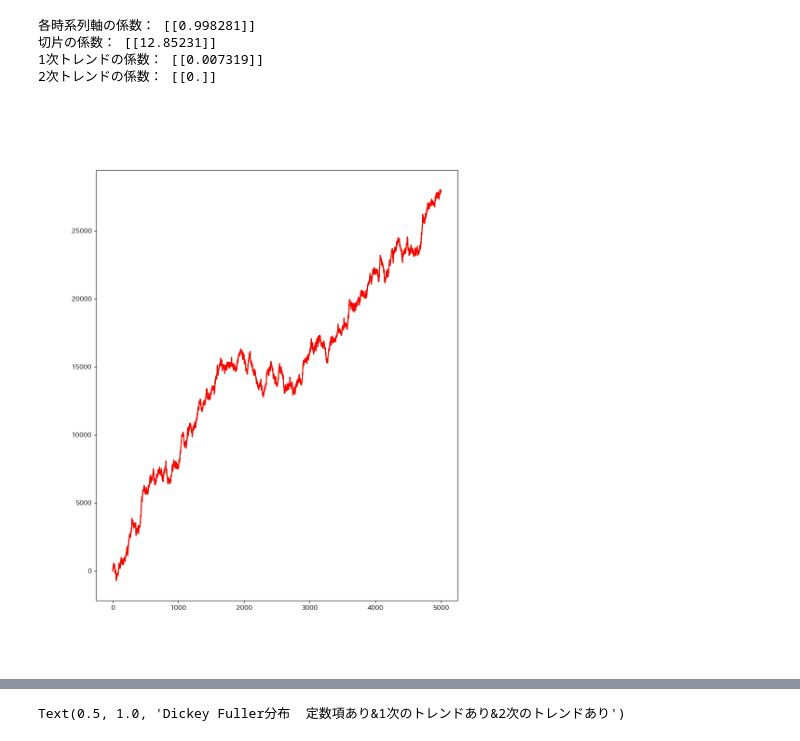
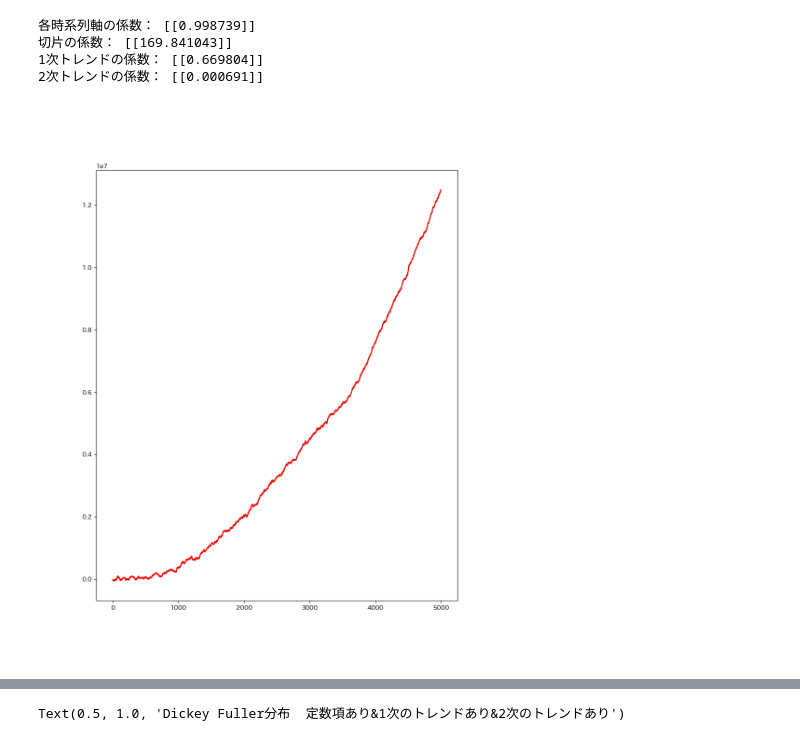
Before and after one commit to leggings8942/time_series_model, a Jupyter notebook: URP_model_handmade.ipynb, the cells around one changed output, grey strips where cells are left out. Cells and saved outputs as stored; diff of their text form; code cells hidden in the pictures.

```diff
--- a/URP_model_handmade.ipynb
+++ b/URP_model_handmade.ipynb
@@ -59,27 +56,27 @@ pd_data
 # %%
 # regression：データ構造により以下から指定
 # n  ・・・定数項なし&トレンドなし
 # c  ・・・定数項あり&トレンドなし
 # ct ・・・定数項あり&1次のトレンドあり
 # ctt・・・定数項あり&1次のトレンドあり&2次のトレンドあり
-dfruler = Dickey_Fuller_Test(pd_data, regression="ct")
+dfruler = Dickey_Fuller_Test(pd_data, regression="ctt")
 dfruler.fit()
 y_pred = dfruler.predict(pd_data, np.arange(1, len(pd_data)+1).reshape([len(pd_data), 1]))
 
 plt.figure(figsize=(10, 12))
 plt.plot(pd_data[-len(y_pred):], "-", color="green")
 plt.plot(y_pred,                 "-", color="red")
 
 print("各時系列軸の係数：", dfruler.alpha)
 print("切片の係数：", dfruler.alpha0)
 print("1次トレンドの係数：", dfruler.trend_1st)
 print("2次トレンドの係数：", dfruler.trend_2nd)
 # %% [output]
-各時系列軸の係数： [[0.998281]]
-切片の係数： [[12.85231]]
-1次トレンドの係数： [[0.007319]]
-2次トレンドの係数： [[0.]]
+各時系列軸の係数： [[0.998739]]
+切片の係数： [[169.841043]]
+1次トレンドの係数： [[0.669804]]
+2次トレンドの係数： [[0.000691]]
-[figure, old version]
+[figure, new version]
 # %%
 # regression：データ構造により以下から指定
 # n  ・・・定数項なし&トレンドなし
```
Also changed, not shown: parts of 13 cells of this notebook, 3 other files.
